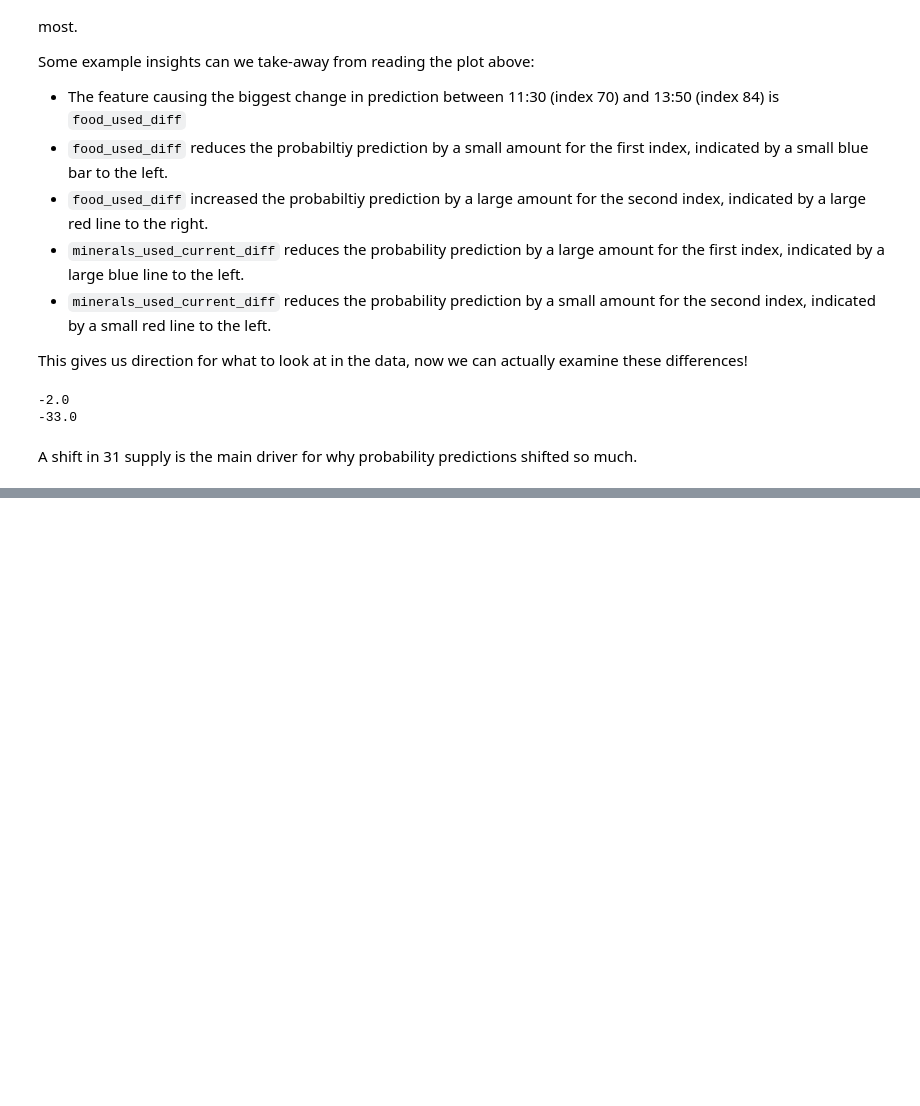
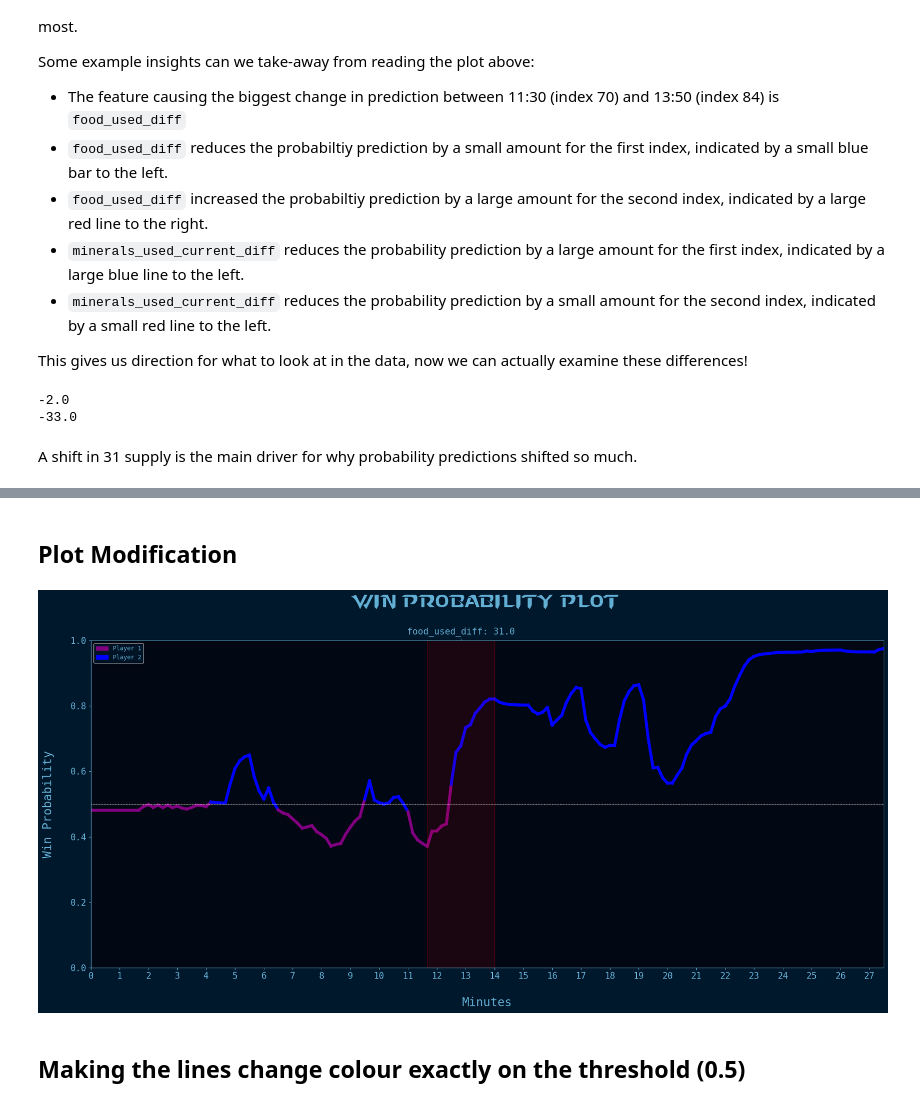
Before and after one commit to nedwebster/starcraft_predictor, a Jupyter notebook: ml_analysis/analysis_prediction_shifts.ipynb, the cells around one changed output, grey strips where cells are left out. Saved outputs shown, nothing was run; the diff lists cells and outputs as text; code cells hidden in the pictures; blank space fills up the shorter version.

Commit message:
update analysis notebook with complete plot overhaul

```diff
--- a/ml_analysis/analysis_prediction_shifts.ipynb
+++ b/ml_analysis/analysis_prediction_shifts.ipynb
@@ -222,0 +305,2 @@ A shift in 31 supply is the main driver for why probability predictions shifted
+# %% [markdown]
+## Plot Modification
@@ -222,0 +314,43 @@ A shift in 31 supply is the main driver for why probability predictions shifted
+# %%
+def threshold_plot(ax, x, y, threshv, color, overcolor):
+    """
+    Helper function to plot points above a threshold in a different color.
+
+    This is a pretty hacky way to assign the colours with if/elif statements. Should
+    find a way to make this less verbose.
+
+    Parameters
+    ----------
+    ax : Axes
+        Axes to plot to
+    x, y : array
+        The x and y values
+
+    threshv : float
+        Plot using overcolor above this value
+
+    color : color
+        The color to use for the lower values
+
+    overcolor: color
+        The color to use for values over threshv
+
+    """
+
+    # splits x and y into individual line segments
+    points = np.array([x, y]).T.reshape(-1, 1, 2)
+    segments = np.concatenate([points[:-1], points[1:]], axis=1)
+
+    # for each line segment, assess what colour it should be
+    for i, segment in enumerate(segments):
+        if segment[:, 1][0] < 0.5:
+            plot_color = color
+        elif segment[:, 1][0] > 0.5:
+            plot_color = overcolor
+        elif segment[:, 1][1] < 0.5:
+            plot_color = color
+        else:
+            plot_color = overcolor
+
+        # plot that individual line segment
+        ax.plot(segment[:, 0], segment[:, 1], color=plot_color, linewidth=5)
@@ -222,0 +438,6 @@ A shift in 31 supply is the main driver for why probability predictions shifted
+# %%
+win_probability_plot(plot_params, moment=feature_changes[0])
+# %% [output]
+[figure, added]
+# %% [markdown]
+## Making the lines change colour exactly on the threshold (0.5)
```
Also changed, not shown: parts of 19 cells of this notebook, 1 other file.
